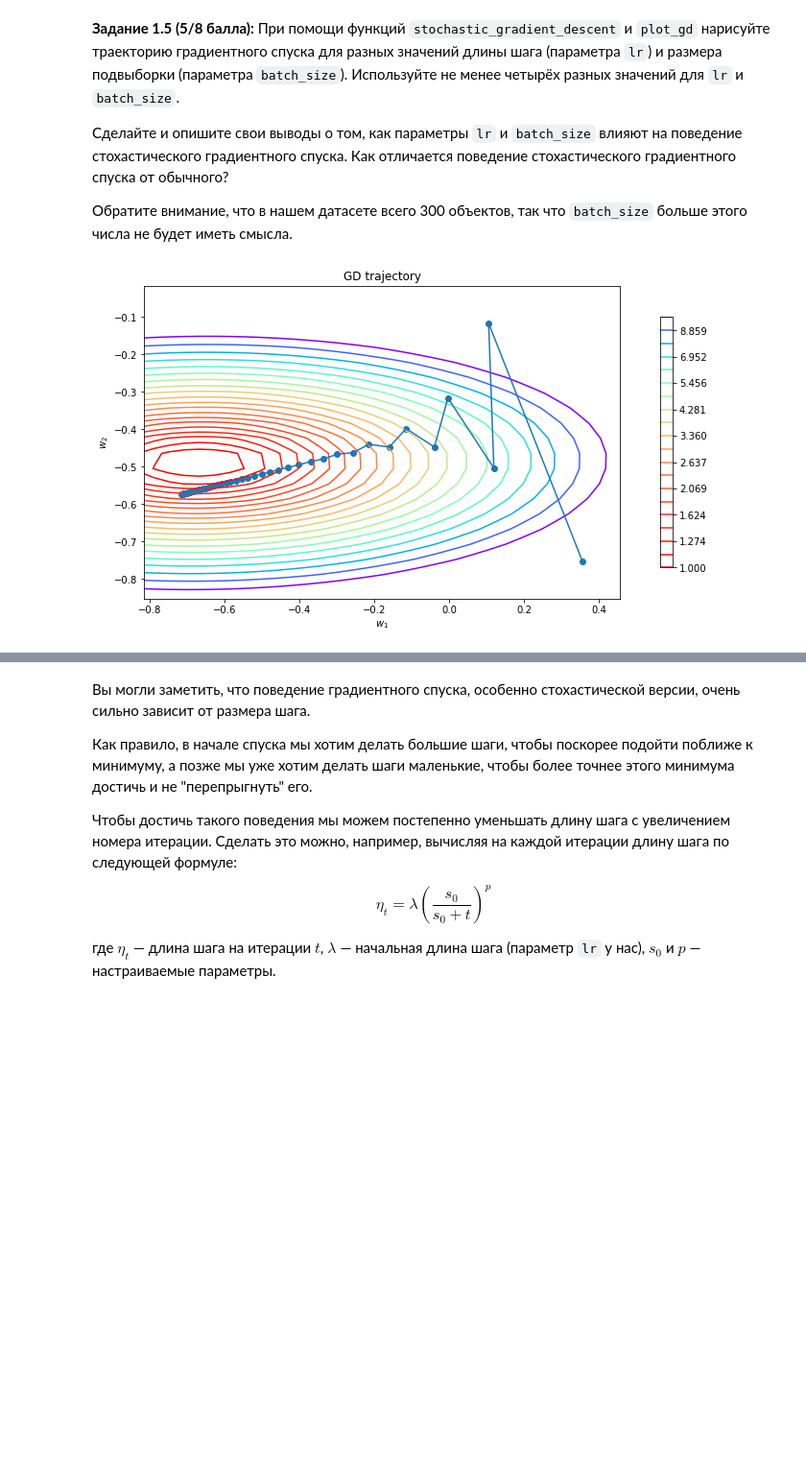
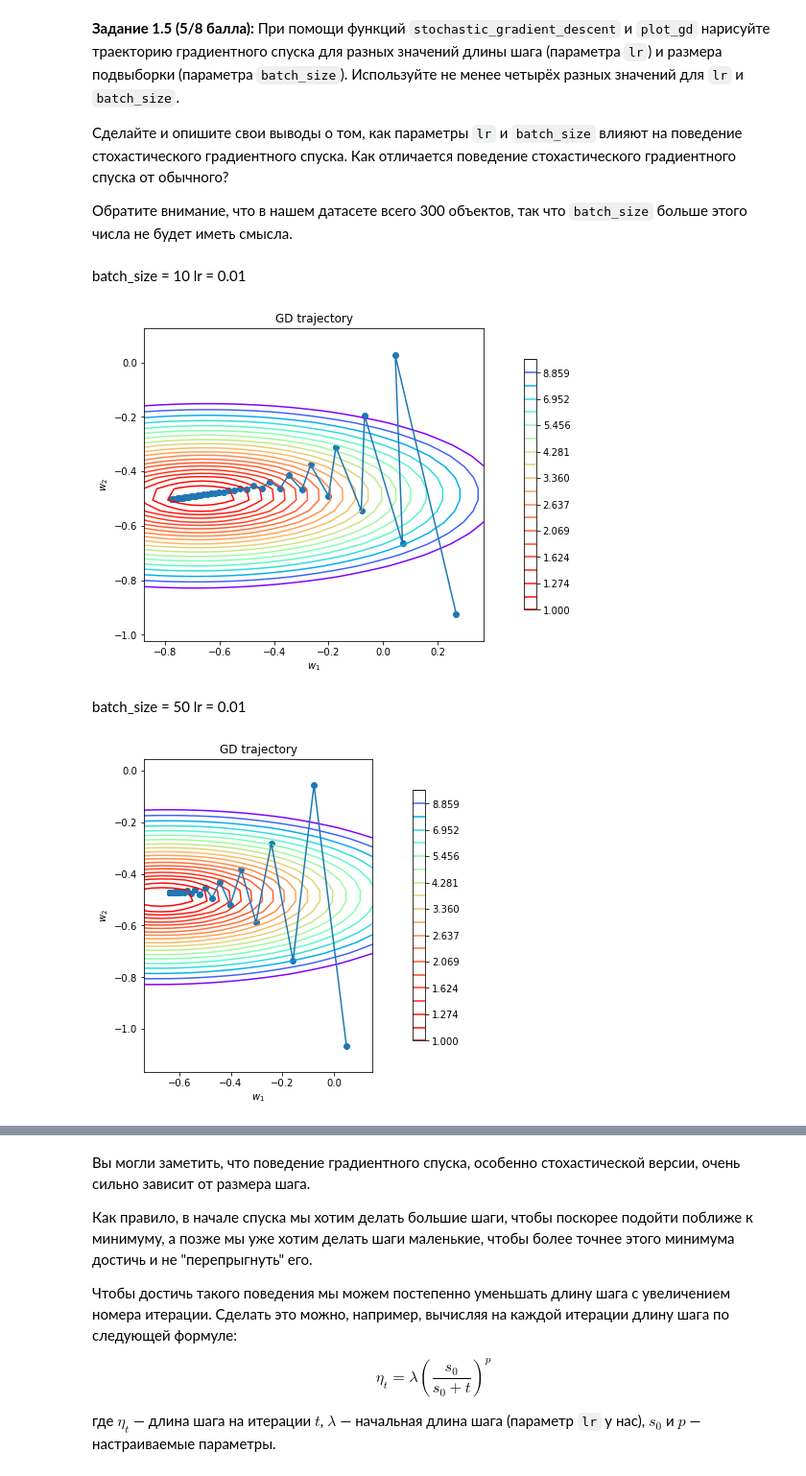
Before and after one commit to sliemilya/IAD_Ilya_Golubev, a Jupyter notebook: hw05_gd.ipynb, the cells around one changed output, grey strips where cells are left out. Shown at 96% size. Cells and saved outputs as stored; diff of their text form; code cells hidden in the pictures; blank space fills up the shorter version.

```diff
--- a/hw05_gd.ipynb
+++ b/hw05_gd.ipynb
@@ -343,11 +343,25 @@ def stochastic_gradient_descent(w_init: np.ndarray, X: np.ndarray, y: np.ndarray
 Сделайте и опишите свои выводы о том, как параметры  `lr` и `batch_size` влияют на поведение стохастического градиентного спуска. Как отличается поведение стохастического градиентного спуска от обычного?
 
 Обратите внимание, что в нашем датасете всего 300 объектов, так что `batch_size` больше этого числа не будет иметь смысла.
+# %% [markdown]
+batch_size = 10
+lr = 0.01
 # %%
 batch_size = 10
+lr = 0.01
 n_iter = 50
-lr = 0.01
 w_list = stochastic_gradient_descent(w_init, X, y, loss, lr, batch_size, n_iter)
 plot_gd(w_list, X, y, loss)
 # %% [output]
-[figure, old version]
+[figure, new version]
+# %% [markdown]
+batch_size = 50
+lr = 0.01
+# %%
+batch_size = 50
+lr = 0.01
+n_iter = 50
+w_list = stochastic_gradient_descent(w_init, X, y, loss, lr, batch_size, n_iter)
+plot_gd(w_list, X, y, loss)
+# %% [output]
+[figure, added]
```
Also changed, not shown: parts of 37 cells of this notebook.
